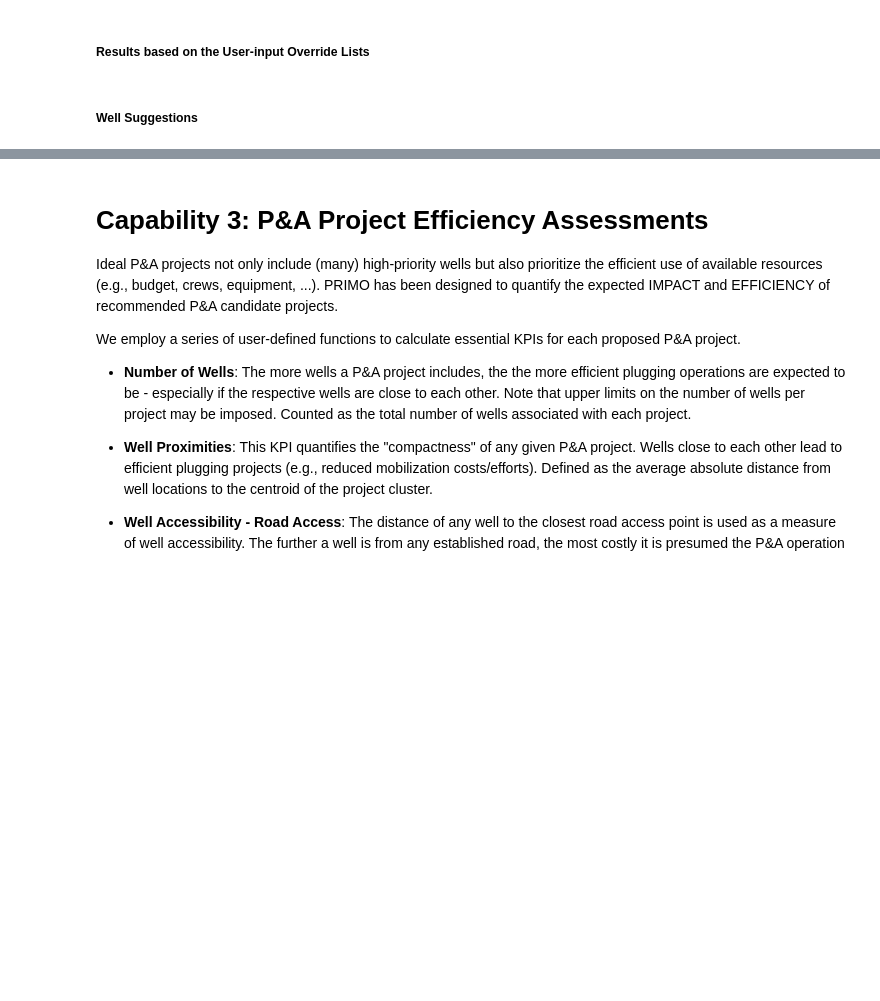
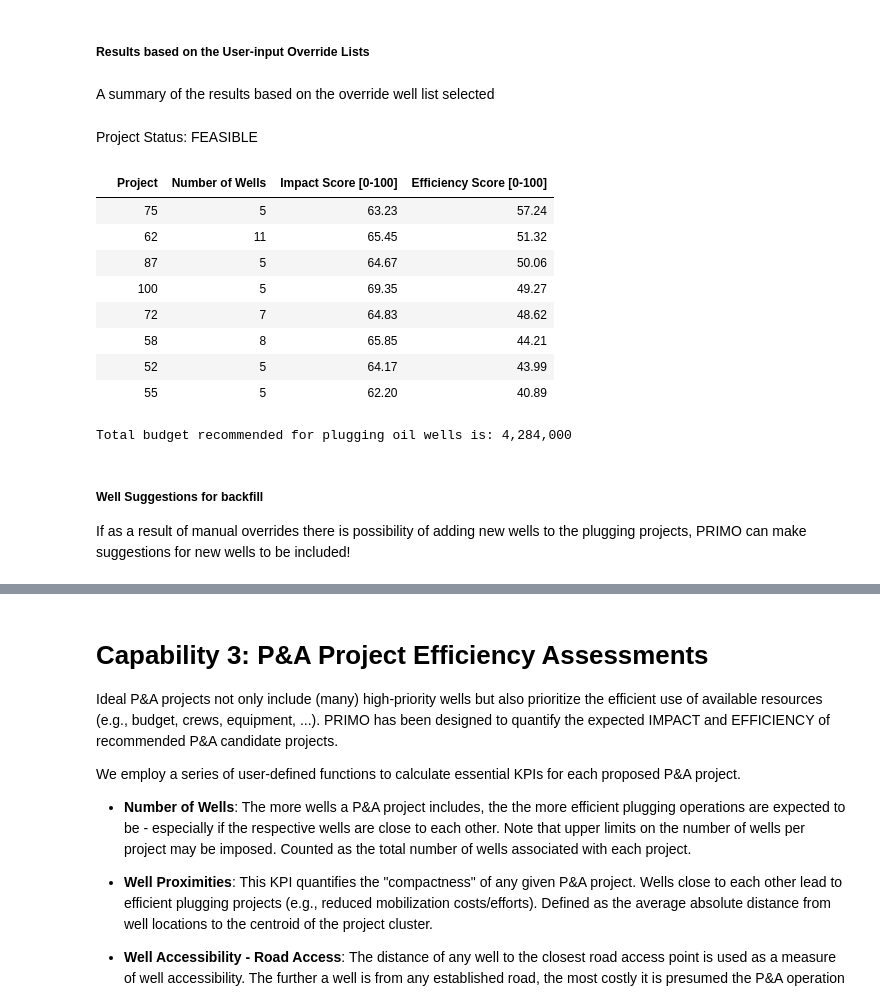
Before and after one commit to NEMRI-org/primo-optimizer, a Jupyter notebook: primo/demo/PRIMO - Example_1.ipynb, the cells around one changed output, grey strips where cells are left out. Cells and saved outputs as stored; diff of their text form; code cells hidden in the pictures; blank space fills up the shorter version.

```diff
--- a/primo/demo/PRIMO - Example_1.ipynb
+++ b/primo/demo/PRIMO - Example_1.ipynb
@@ -1245,12 +1468,13 @@ Please use the following widgets to select the wells:
 If you need to exclude a well that has been selected, please use the "Undo" button associated to the corresponding widget.
 # %%
 import pandas as pd
-from primo.utils.override_utils import user_input
-from IPython.display import display
+from primo.utils.config_utils import SelectWidget
+from IPython.display import Javascript, display
 
 
 unselected_oil = oil_gdf[oil_gdf["selected"] == "0"]
-well_list_add_oil, well_list_remove_oil = user_input(pd.DataFrame(unselected_oil),pd.DataFrame(selected_oil))
+well_list_add_oil = SelectWidget(unselected_oil["API Well Number"].astype(str), "Select wells to manually add", "Well")
+well_list_remove_oil = SelectWidget(selected_oil["API Well Number"].astype(str), "Select wells to manually remove", "Well")
 
 
 well_list_add_oil.display()
@@ -1258,8 +1487,8 @@ well_list_remove_oil.display()
 # %%
 from primo.utils.override_utils import Recalculate
-well_add_list_oil = well_list_add_oil.return_value()
+well_add_list_oil = well_list_add_oil.return_selections()
 display(Markdown("These wells have been added to the recommended projects"))
-display(well_list_add_oil.return_value())
-well_remove_list_oil = well_list_remove_oil.return_value()
+display(well_list_add_oil.return_selections())
+well_remove_list_oil = well_list_remove_oil.return_selections()
 display(Markdown("These wells have been excluded from the recommended projects"))
-display(well_list_remove_oil.return_value())
+display(well_list_remove_oil.return_selections())
@@ -1268,39 +1502,58 @@ display(well_list_remove_oil.return_value())
 # %%
 violation_oil = Recalculate(selected_oil, well_add_list_oil, well_remove_list_oil,oil_gdf,opt_inputs_oil)
 
-violate_cost_oil=violation_oil.budget_assess()
-violate_operator_oil=violation_oil.operator_assess()
-violate_distance_oil=violation_oil.distance_asses()
+violate_cost_oil=violation_oil.assess_budget()
+violate_operator_oil=violation_oil.assess_owner_well_count()
+violate_distance_oil=violation_oil.assess_distances()
 
-if violate_cost_oil is not False:
-    display(Markdown(f""" After the modification, the total budget is ${int(violate_cost_oil)},
-                     which is over the budget limit ${oil_budget}. Please consider to
-                     modify wells you have selected use the widget above or re-run the optimization problem."""))
+if violate_cost_oil > 0:
+    display(Markdown(f""" After the modification, the total budget is over the limit by ${int(violate_cost_oil)}.
+                     Please consider to modify wells you have selected use the widget above or re-run the optimization problem."""))
 
 if bool(violate_operator_oil) is not False:
     display(Markdown(f""" After the modification, the following owners have more than {max_wells_per_owner} well(s)
                      being selected. Please consider to modify wells you have selected use the widget above
                      or re-run the optimization problem."""))
     violate_operator_oil_df = pd.DataFrame.from_dict(violate_operator_oil,orient='index')
     violate_operator_oil_df = violate_operator_oil_df.reset_index()
     violate_operator_oil_df = violate_operator_oil_df.rename(columns={'index': 'Owner', 0: 'Number of wells', 1: 'Wells'})
     display(violate_operator_oil_df)
 
 
 if bool(violate_distance_oil) is not False:
     display(Markdown(f""" After the modification, the following projects have wells are far away from each others.
                      Please consider to modify wells you have selected use the widget above
                      or re-run the optimization problem."""))
     violate_distance_oil_df = pd.DataFrame.from_dict(violate_distance_oil,orient='index')
     violate_distance_oil_df = violate_distance_oil_df.reset_index(drop=True)
     violate_distance_oil_df = violate_distance_oil_df.rename(columns={0: 'Project', 1: 'Well 1', 2: 'Well 2', 3: "Distance between Well 1 and 2 [Miles]"})
     display(violate_distance_oil_df)
 
 
-new_df_or_oil,cols_to_display,grouped_or_oil,total_cost_or_oil=generate_summary(violation_oil.well_return_df,max_val_col,min_val_col,efficiency_weights)
+
+new_df_or_oil,cols_to_display,grouped_or_oil,total_cost_or_oil=generate_summary(violation_oil._plugged_list,max_val_col,min_val_col,efficiency_weights)
 display(Markdown(""" A summary of the results based on the override well list selected"""))
+if violation_oil.assess_feasibility():
+    display(Markdown(""" Project Status: FEASIBLE"""))
+else:
+    display(Markdown(""" Project Status: INFEASIBLE"""))
 display(new_df_or_oil[["Project", "Number of Wells", "Impact Score [0-100]", "Efficiency Score [0-100]"]])
 print(f"Total budget recommended for plugging oil wells is: {total_cost_or_oil:,}")
+# %% [output]
+ A summary of the results based on the override well list selected
+ Project Status: FEASIBLE
+|  | Project | Number of Wells | Impact Score [0-100] | Efficiency Score [0-100] |
+|  | 75 | 5 | 63.23 | 57.24 |
+|  | 62 | 11 | 65.45 | 51.32 |
+|  | 87 | 5 | 64.67 | 50.06 |
+|  | 100 | 5 | 69.35 | 49.27 |
+|  | 72 | 7 | 64.83 | 48.62 |
+|  | 58 | 8 | 65.85 | 44.21 |
+|  | 52 | 5 | 64.17 | 43.99 |
+|  | 55 | 5 | 62.20 | 40.89 |
+Total budget recommended for plugging oil wells is: 4,284,000
 # %% [markdown]
-##### Well Suggestions
+##### Well Suggestions for backfill
+
+If as a result of manual overrides there is possibility of adding new wells to the plugging projects, PRIMO can make suggestions for new wells to be included!
 # %%
```
Also changed, not shown: parts of 49 cells of this notebook, 5 other files.
